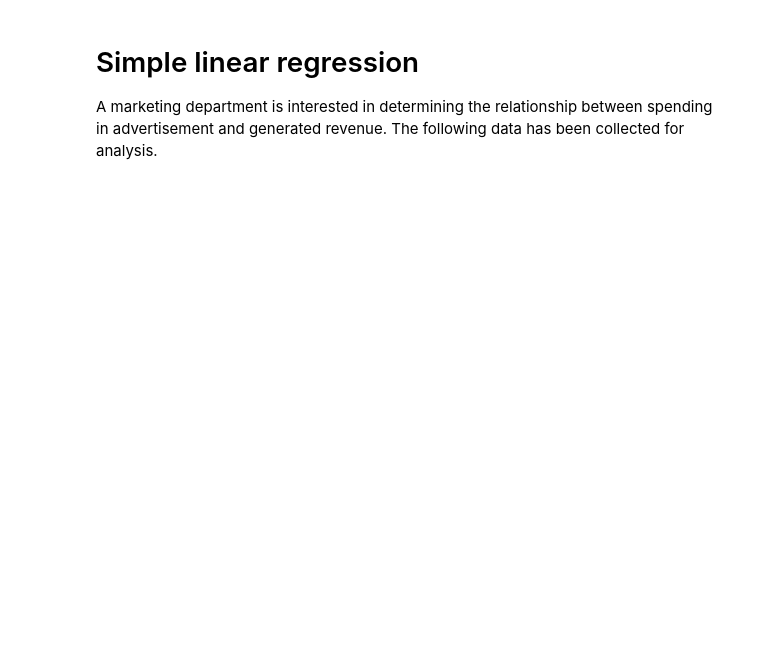
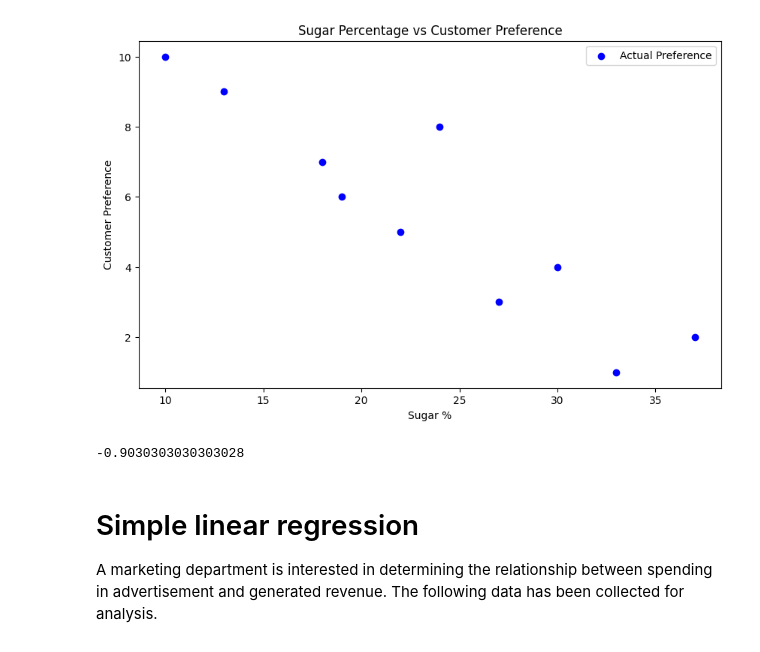
Before and after one commit to amkayhani/Statistics, a Jupyter notebook: Correlations_and_Linear_Regression_Lab.ipynb, the cells around one changed output. Drawn from its saved outputs; the diff is of its cells as text; code cells hidden in the pictures; blank space fills up the shorter version.

```diff
--- a/Correlations_and_Linear_Regression_Lab.ipynb
+++ b/Correlations_and_Linear_Regression_Lab.ipynb
@@ -3,3 +8,35 @@
+# %%
+import pandas as pd
+import matplotlib.pyplot as plt
+from scipy.stats import spearmanr
+
+data = {
+    'Sugar %': [22, 27, 10, 18, 30, 13, 19, 33, 24, 37],
+    'Preference': [5, 3, 10, 7, 4, 9, 6, 1, 8, 2]
+}
+
+# Convert the data into a DataFrame
+df = pd.DataFrame(data)
+
+# Calculate the Spearman's rank correlation coefficient
+spearman_correlation_coefficient, _ = spearmanr(df['Sugar %'], df['Preference'])
+
+
+
+# Plot the data and the regression line
+plt.figure(figsize=(10, 6))
+plt.scatter(df['Sugar %'], df['Preference'], color='blue', label='Actual Preference')
+plt.title('Sugar Percentage vs Customer Preference')
+plt.xlabel('Sugar %')
+plt.ylabel('Customer Preference')
+plt.legend()
+plt.show()
+
+# Output the Spearman's rank correlation coefficient
+spearman_correlation_coefficient
+# %% [output]
+[figure, added]
+-0.9030303030303028
 # %% [markdown]
 # Simple linear regression
 A marketing department is interested in determining the relationship between spending in advertisement and generated revenue. The following data has been collected for analysis.
```
Also changed, not shown: parts of 1 cell of this notebook.
